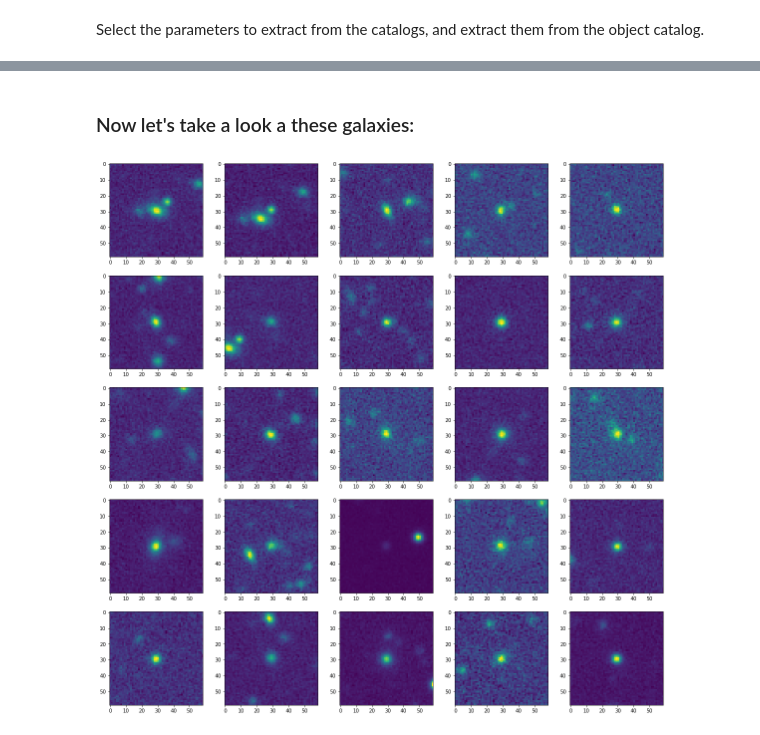
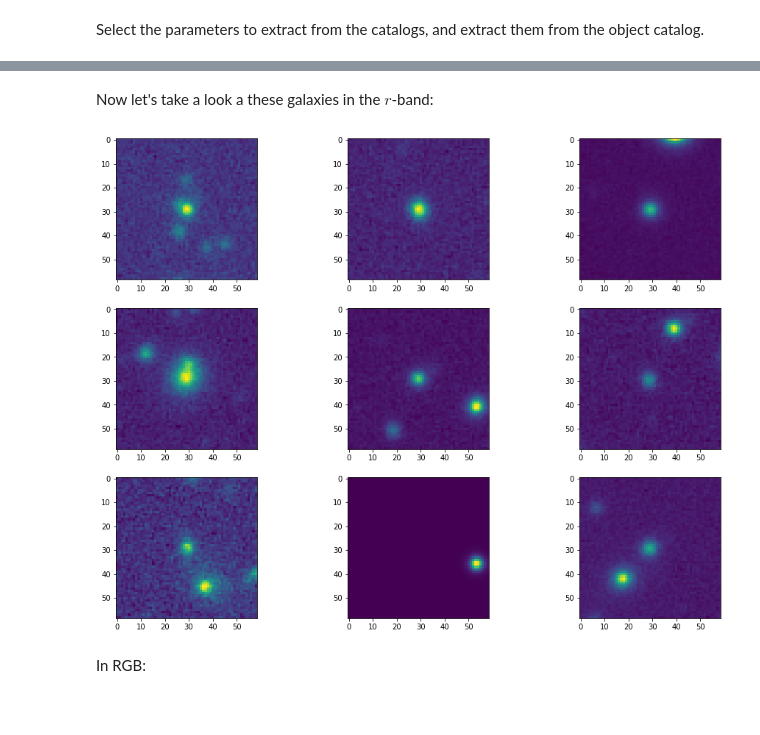
Before and after one commit to astrodeepnet/debvader, a Jupyter notebook: notebooks/dc2_stamps_and_corresponding_parameters-Copy1.ipynb, the cells around one changed output, grey strips where cells are left out. Saved outputs shown, nothing was run; the diff lists cells and outputs as text; code cells hidden in the pictures; blank space fills up the shorter version.

Commit message:
update with generation of dc2 field. Just for history purpose

```diff
--- a/notebooks/dc2_stamps_and_corresponding_parameters-Copy1.ipynb
+++ b/notebooks/dc2_stamps_and_corresponding_parameters-Copy1.ipynb
@@ -236,4 +186,5 @@ There are 27 galaxies found on the image. Extract stamps around these 27 galaxie
 # %%
+xy_list = []
 e1 = []
 e2 = []
 hsm_e1 = []
@@ -247,14 +198,14 @@ redshift_true=[]
 convergence=[]
 snr = []
 
-img_field = np.zeros((len(truth_idx),59,59,6))
-psf_field = np.zeros((len(truth_idx),59,59,6))
+img_field = np.zeros((len(truth_idx_gal),59,59,6))
+psf_field = np.zeros((len(truth_idx_gal),59,59,6))
 filters = ['u','g','r','i','z','y']
 # %%
-for i in range (len(truth_idx)):
-    first = id_ra_dec[object_idx[i]]
+for i in range (len(truth_idx_gal)):
+    first = id_ra_dec[object_idx_gal[i]]
     ra, dec = first['ra'], first['dec']
-    print(i)
+
     for k, filter_k in enumerate (filters):
         if k == 0:
             cutout = cutout_img_dc2.cutout_coadd_ra_dec(butler_u, ra, dec, filter=filter_k, cutoutSideLength=59)
@@ -271,15 +222,16 @@ for i in range (len(truth_idx)):
         else:
             psf_field[i,:,:,k]= cutout.getPsf().computeKernelImage(xy).array
 
-    idx.append(truth_data['galaxy_id'][truth_idx[i]])
-    e1.append(truth_data['ellipticity_1_true'][truth_idx[i]])
-    e2.append(truth_data['ellipticity_2_true'][truth_idx[i]])
-    hsm_e1.append(object_data['ext_shapeHSM_HsmShapeRegauss_e1'][object_idx[i]])
-    hsm_e2.append(object_data['ext_shapeHSM_HsmShapeRegauss_e2'][object_idx[i]])
-    shear1.append(truth_data['shear_1'][truth_idx[i]])
-    shear2.append(truth_data['shear_2'][truth_idx[i]])
-    redshift.append(truth_data['redshift'][truth_idx[i]])
-    blend.append(object_data['blendedness'][object_idx[i]])
-    snr.append(object_data['snr_r_cModel'][object_idx[i]])
-    redshift_true.append(truth_data['redshift_true'][truth_idx[i]])
-    convergence.append(truth_data['convergence'][truth_idx[i]])
+    xy_list.append((xy.x,xy.y))
+    idx.append(truth_data['galaxy_id'][truth_idx_gal[i]])
+    e1.append(truth_data['ellipticity_1_true'][truth_idx_gal[i]])
+    e2.append(truth_data['ellipticity_2_true'][truth_idx_gal[i]])
+    hsm_e1.append(object_data['ext_shapeHSM_HsmShapeRegauss_e1'][object_idx_gal[i]])
+    hsm_e2.append(object_data['ext_shapeHSM_HsmShapeRegauss_e2'][object_idx_gal[i]])
+    shear1.append(truth_data['shear_1'][truth_idx_gal[i]])
+    shear2.append(truth_data['shear_2'][truth_idx_gal[i]])
+    redshift.append(truth_data['redshift'][truth_idx_gal[i]])
+    blend.append(object_data['blendedness'][object_idx_gal[i]])
+    snr.append(object_data['snr_r_cModel'][object_idx_gal[i]])
+    redshift_true.append(truth_data['redshift_true'][truth_idx_gal[i]])
+    convergence.append(truth_data['convergence'][truth_idx_gal[i]])
@@ -304,10 +238,12 @@ for i in range (len(truth_idx)):
 # %% [markdown]
-### Now let's take a look a these galaxies:
+ Now let's take a look a these galaxies in the $r$-band:
 # %%
-fig, axes = plt.subplots(5, 5, figsize = (20,20))
-for i in range (5):
-    for j in range (5):
-        axes[i,j].imshow(img_field[i*5+j,:,:,2])
+fig, axes = plt.subplots(3, 3, figsize = (16,12))
+for i in range (3):
+    for j in range (3):
+        axes[i,j].imshow(img_field[i*3+j,:,:,2])
 # %% [output]
-[figure, old version]
+[figure, new version]
+# %% [markdown]
+In RGB:
 # %%
```
Also changed, not shown: parts of 39 cells of this notebook, 5 other files.
